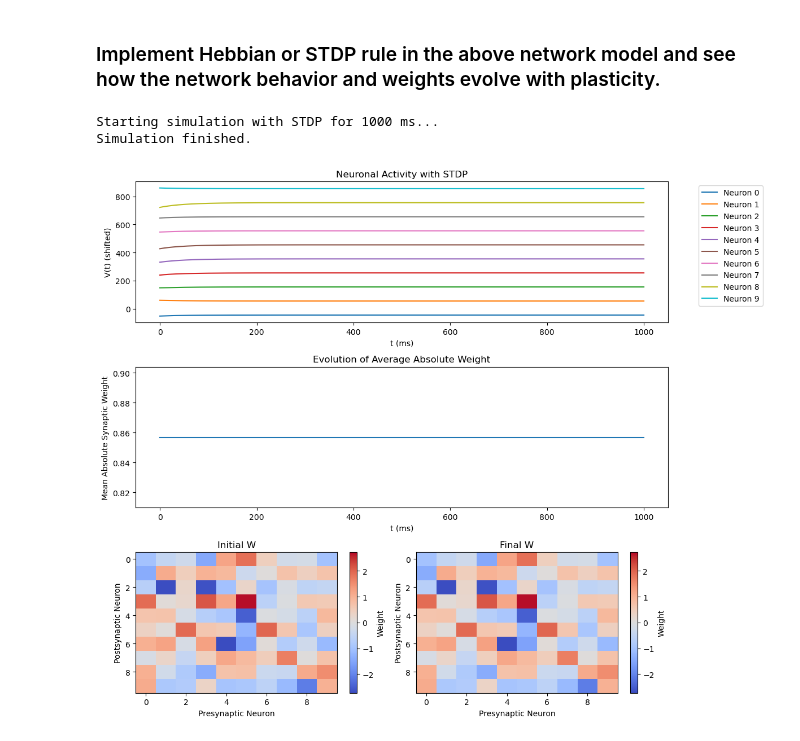
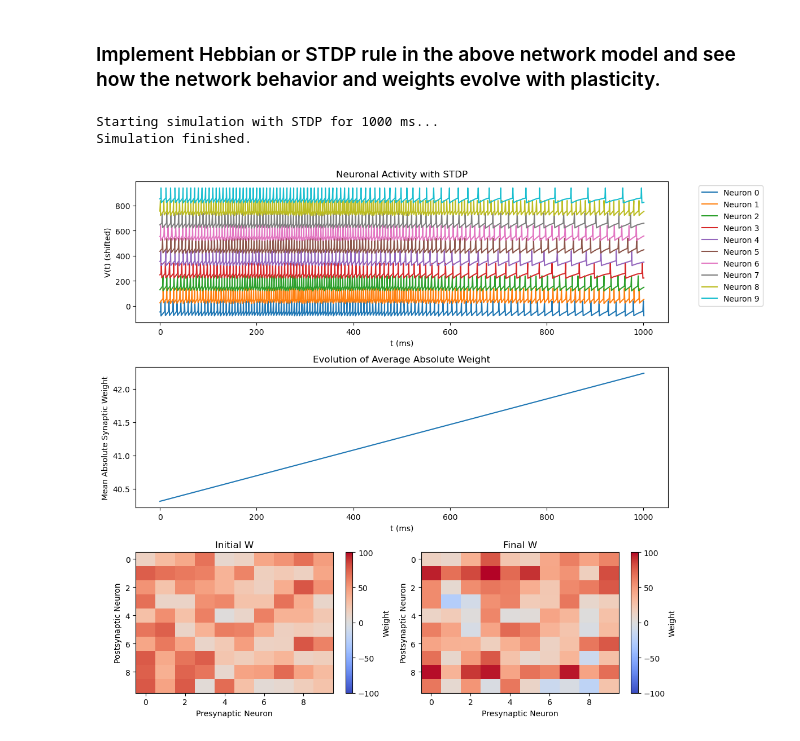
Before and after one commit to bachnguyenTE/BrainComputation, a Jupyter notebook: Neurons_Exercise.ipynb, the cells around one changed output. Cells and saved outputs as stored; diff of their text form; code cells hidden in the pictures.

Commit message:
Exercise 1 complete

```diff
--- a/Neurons_Exercise.ipynb
+++ b/Neurons_Exercise.ipynb
@@ -214,7 +386,7 @@ u0 = np.random.uniform(0, 1, N*N*2)  # synapse state
 iafnet.set_initial_value(np.append(v0, u0, 0))
 V = [v0]
 T = [0]
-tend = 500
+tend = 300
 dt = 1
 while iafnet.successful() and iafnet.t <= tend:
     vu = iafnet.integrate(iafnet.t+dt)  # new v and u
@@ -239,32 +415,25 @@ plt.show()
 ### Implement Hebbian or STDP rule in the above network model and see how the network behavior and weights evolve with plasticity.
 # %%
 # STDP parameters
-tau_stdp = 20.0  # ms, time constant for STDP window
-eta = 0.005      # Learning rate
-A_plus = 1.0     # Amplitude for LTP
-A_minus = 1.0    # Amplitude for LTD (absolute value)
+tau_stdp = 10.0  # ms, time constant for STDP window
+eta = 0.5      # Learning rate
+A_plus = 2.0     # Amplitude for LTP
+A_minus = 2.0    # Amplitude for LTD (absolute value)
 
 # Initialize last spike times for all neurons
 last_spike_times = np.full(N, -np.inf)  # Using -np.inf for neurons that haven't spiked yet
 
 # Store W history for plotting
-# W is assumed to be initialized from cell 16. We'll make a copy to modify.
-current_W = W.copy()
+current_W = np.random.uniform(1, 80, N**2).reshape((N,N))
 W_history = [current_W.copy()]
 T_W_update = [0] # Times at which W is recorded
 
-# Re-initialize simulation (similar to cell 18)
+# Re-initialize simulation
 iafnet = ode(integnet).set_integrator('dopri5')
 iafnet.set_solout(firenet)  # stop when threshold is reached
 
 # Use W for the global W in integnet
-# integnet uses global W, so we need to make sure it's using our current_W
-# This is tricky if W in the global scope is not what we want to modify directly yet.
-# A cleaner way would be for integnet to take W as an argument, but we stick to the existing structure.
-# For now, we assume 'W' in global scope is the one to be modified.
-# Let's make sure global W is our current_W for integnet.
-W = current_W  # Corrected line
-
+W = current_W
 
 v0 = np.random.uniform(Vr, Vth, N)  # initial state for V
 u0 = np.random.uniform(0, 1, N*N*2)  # initial state for u (synaptic variables)
@@ -321,7 +490,6 @@ while iafnet.successful() and iafnet.t < tend:
             last_spike_times[k_idx] = current_time
 
         current_W += temp_W_updates # This modifies current_W, and since W points to current_W, global W is modified.
-        # Optional: Clip weights to a certain range, e.g., W_min, W_max
         # current_W = np.clip(current_W, -max_abs_W, max_abs_W)
 
 
@@ -367,38 +535,31 @@ plt.xlabel("t (ms)")
 plt.ylabel("Mean Absolute Synaptic Weight")
 plt.title("Evolution of Average Absolute Weight")
 
 # 3. Plot initial and final weight matrices
 if W_history.shape[0] > 1:
     plt.subplot(3, 2, 5)
     plt.imshow(W_history[0], cmap='coolwarm', aspect='auto', vmin=-np.max(np.abs(W_history)), vmax=np.max(np.abs(W_history)))
     plt.colorbar(label="Weight")
     plt.title("Initial W")
     plt.xlabel("Presynaptic Neuron")
     plt.ylabel("Postsynaptic Neuron")
 
     plt.subplot(3, 2, 6)
     plt.imshow(W_history[-1], cmap='coolwarm', aspect='auto', vmin=-np.max(np.abs(W_history)), vmax=np.max(np.abs(W_history)))
     plt.colorbar(label="Weight")
     plt.title("Final W")
     plt.xlabel("Presynaptic Neuron")
     plt.ylabel("Postsynaptic Neuron")
 else:
     plt.subplot(3,1,3)
     plt.imshow(W_history[0], cmap='coolwarm', aspect='auto')
     plt.colorbar(label="Weight")
     plt.title("Initial W (Final W if no updates)")
 
 
 plt.tight_layout()
 plt.show()
-
-# Restore original W if it was changed globally for integnet, if necessary for subsequent cells.
-# This depends on how the notebook is structured. For now, we assume W = current_W is fine.
-# If W was taken from cell 16, it's already a copy in 'current_W' if W itself wasn't reassigned.
-# The variable 'W' from the notebook's global scope was directly modified by `W = current_W`.
-# To restore it to its state before this cell, one would need to have saved it.
-# For this exercise, we assume modifying the global 'W' is intended for the simulation.
 # %% [output]
 Starting simulation with STDP for 1000 ms...
 Simulation finished.
-[figure, old version]
+[figure, new version]
```
Also changed, not shown: parts of 9 cells of this notebook, 2 other files.
